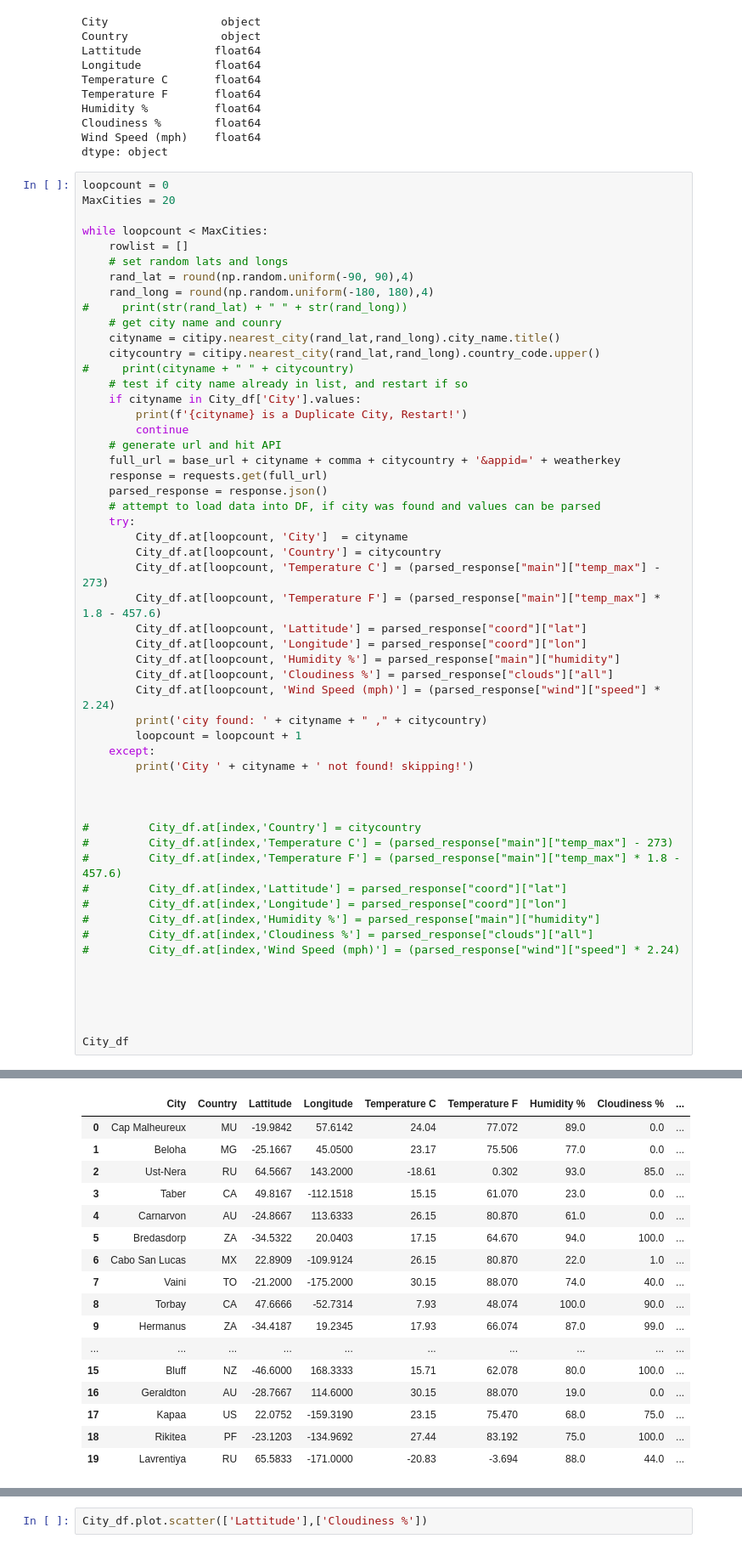
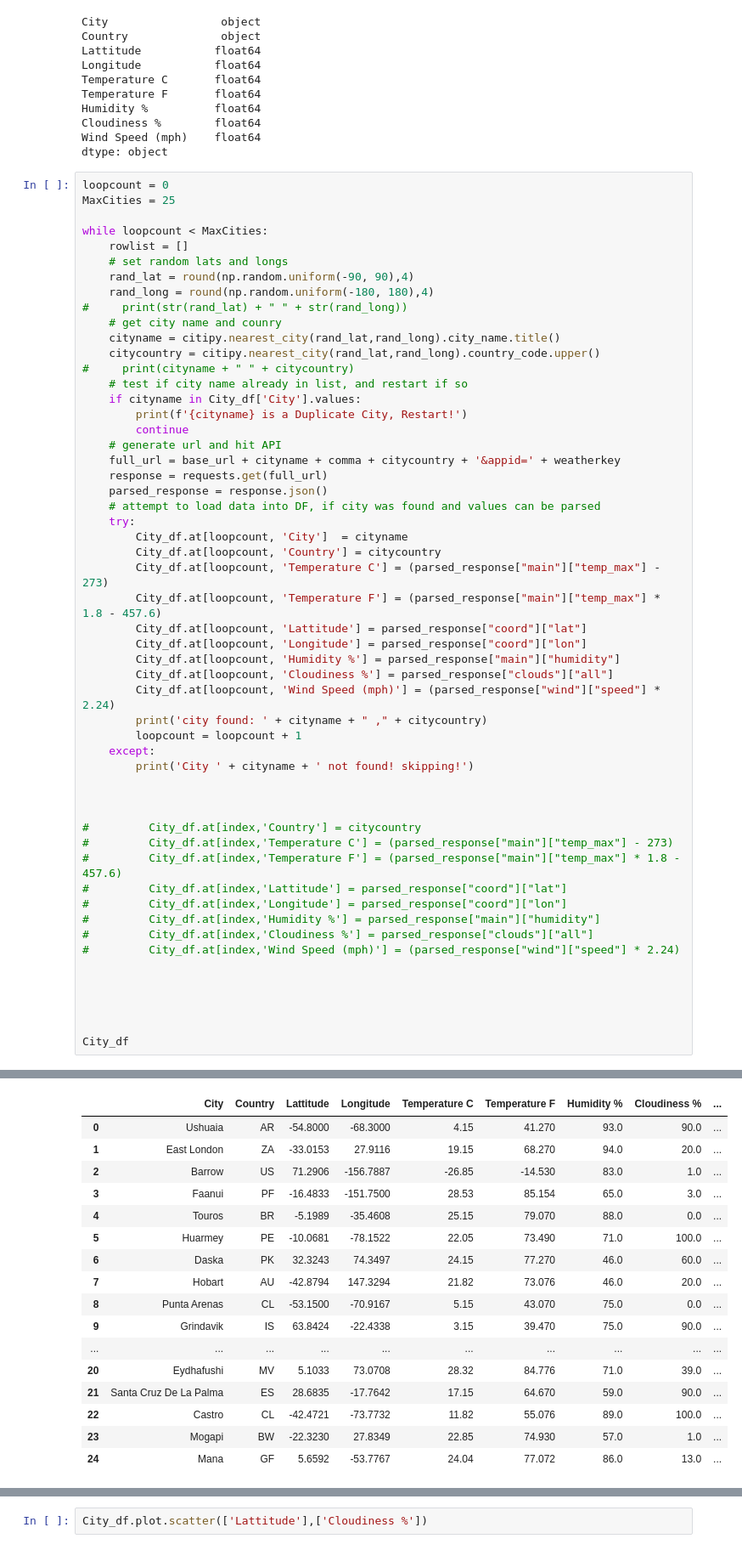
Before and after one commit to dhsharp1983/python-api-challenge, a Jupyter notebook: WeatherPy/WeatherPy.ipynb, the cells around one changed output, grey strips where cells are left out. Shown at 85% size. Saved outputs shown, nothing was run; the diff lists cells and outputs as text.

```diff
--- a/WeatherPy/WeatherPy.ipynb
+++ b/WeatherPy/WeatherPy.ipynb
@@ -130,7 +132,7 @@ Wind Speed (mph)    float64
 dtype: object
 # %%
 loopcount = 0
-MaxCities = 20
+MaxCities = 25
 
 while loopcount < MaxCities:
     rowlist = []
@@ -203,20 +205,20 @@ city found: Lavrentiya ,RU
 |  | City | Country | Lattitude | Longitude | Temperature C | Temperature F | Humidity % | Cloudiness % | ... |
-| 0 | Cap Malheureux | MU | -19.9842 | 57.6142 | 24.04 | 77.072 | 89.0 | 0.0 | ... |
-| 1 | Beloha | MG | -25.1667 | 45.0500 | 23.17 | 75.506 | 77.0 | 0.0 | ... |
-| 2 | Ust-Nera | RU | 64.5667 | 143.2000 | -18.61 | 0.302 | 93.0 | 85.0 | ... |
-| 3 | Taber | CA | 49.8167 | -112.1518 | 15.15 | 61.070 | 23.0 | 0.0 | ... |
-| 4 | Carnarvon | AU | -24.8667 | 113.6333 | 26.15 | 80.870 | 61.0 | 0.0 | ... |
-| 5 | Bredasdorp | ZA | -34.5322 | 20.0403 | 17.15 | 64.670 | 94.0 | 100.0 | ... |
-| 6 | Cabo San Lucas | MX | 22.8909 | -109.9124 | 26.15 | 80.870 | 22.0 | 1.0 | ... |
-| 7 | Vaini | TO | -21.2000 | -175.2000 | 30.15 | 88.070 | 74.0 | 40.0 | ... |
-| 8 | Torbay | CA | 47.6666 | -52.7314 | 7.93 | 48.074 | 100.0 | 90.0 | ... |
-| 9 | Hermanus | ZA | -34.4187 | 19.2345 | 17.93 | 66.074 | 87.0 | 99.0 | ... |
+| 0 | Ushuaia | AR | -54.8000 | -68.3000 | 4.15 | 41.270 | 93.0 | 90.0 | ... |
+| 1 | East London | ZA | -33.0153 | 27.9116 | 19.15 | 68.270 | 94.0 | 20.0 | ... |
+| 2 | Barrow | US | 71.2906 | -156.7887 | -26.85 | -14.530 | 83.0 | 1.0 | ... |
+| 3 | Faanui | PF | -16.4833 | -151.7500 | 28.53 | 85.154 | 65.0 | 3.0 | ... |
+| 4 | Touros | BR | -5.1989 | -35.4608 | 25.15 | 79.070 | 88.0 | 0.0 | ... |
+| 5 | Huarmey | PE | -10.0681 | -78.1522 | 22.05 | 73.490 | 71.0 | 100.0 | ... |
+| 6 | Daska | PK | 32.3243 | 74.3497 | 24.15 | 77.270 | 46.0 | 60.0 | ... |
+| 7 | Hobart | AU | -42.8794 | 147.3294 | 21.82 | 73.076 | 46.0 | 20.0 | ... |
+| 8 | Punta Arenas | CL | -53.1500 | -70.9167 | 5.15 | 43.070 | 75.0 | 0.0 | ... |
+| 9 | Grindavik | IS | 63.8424 | -22.4338 | 3.15 | 39.470 | 75.0 | 90.0 | ... |
 | ... | ... | ... | ... | ... | ... | ... | ... | ... | ... |
-| 15 | Bluff | NZ | -46.6000 | 168.3333 | 15.71 | 62.078 | 80.0 | 100.0 | ... |
-| 16 | Geraldton | AU | -28.7667 | 114.6000 | 30.15 | 88.070 | 19.0 | 0.0 | ... |
-| 17 | Kapaa | US | 22.0752 | -159.3190 | 23.15 | 75.470 | 68.0 | 75.0 | ... |
-| 18 | Rikitea | PF | -23.1203 | -134.9692 | 27.44 | 83.192 | 75.0 | 100.0 | ... |
-| 19 | Lavrentiya | RU | 65.5833 | -171.0000 | -20.83 | -3.694 | 88.0 | 44.0 | ... |
+| 20 | Eydhafushi | MV | 5.1033 | 73.0708 | 28.32 | 84.776 | 71.0 | 39.0 | ... |
+| 21 | Santa Cruz De La Palma | ES | 28.6835 | -17.7642 | 17.15 | 64.670 | 59.0 | 90.0 | ... |
+| 22 | Castro | CL | -42.4721 | -73.7732 | 11.82 | 55.076 | 89.0 | 100.0 | ... |
+| 23 | Mogapi | BW | -22.3230 | 27.8349 | 22.85 | 74.930 | 57.0 | 1.0 | ... |
+| 24 | Mana | GF | 5.6592 | -53.7767 | 24.04 | 77.072 | 86.0 | 13.0 | ... |
 # %%
 City_df.plot.scatter(['Lattitude'],['Temperature C'])
 # %% [output]
```
Also changed, not shown: parts of 7 cells of this notebook.
